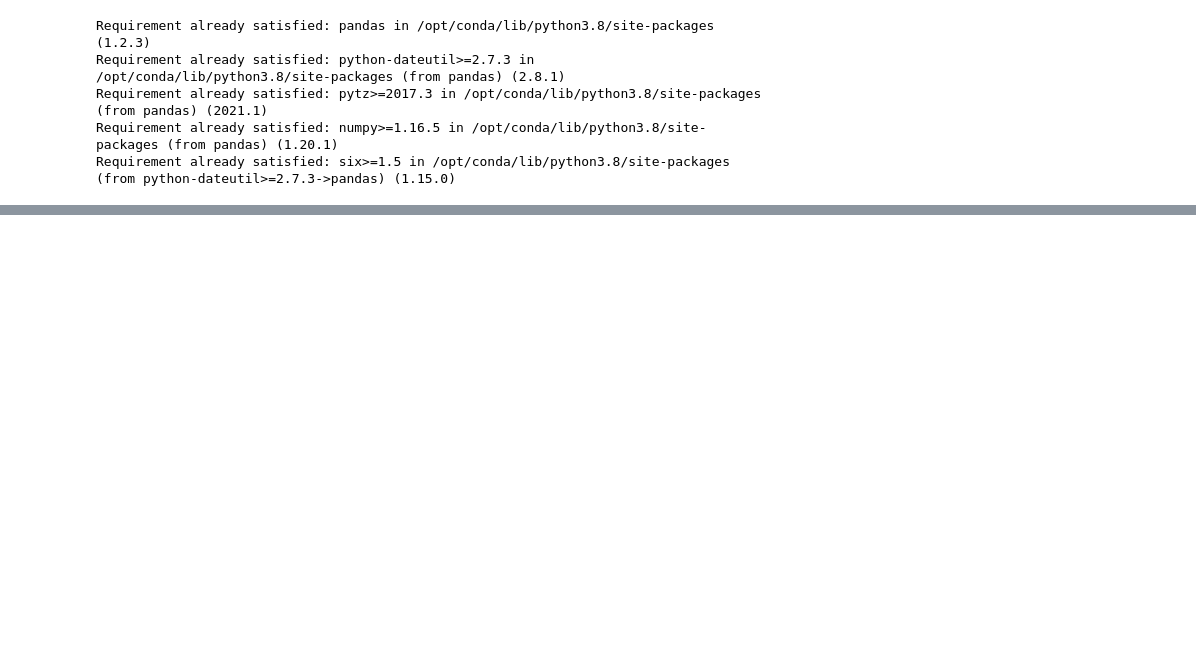
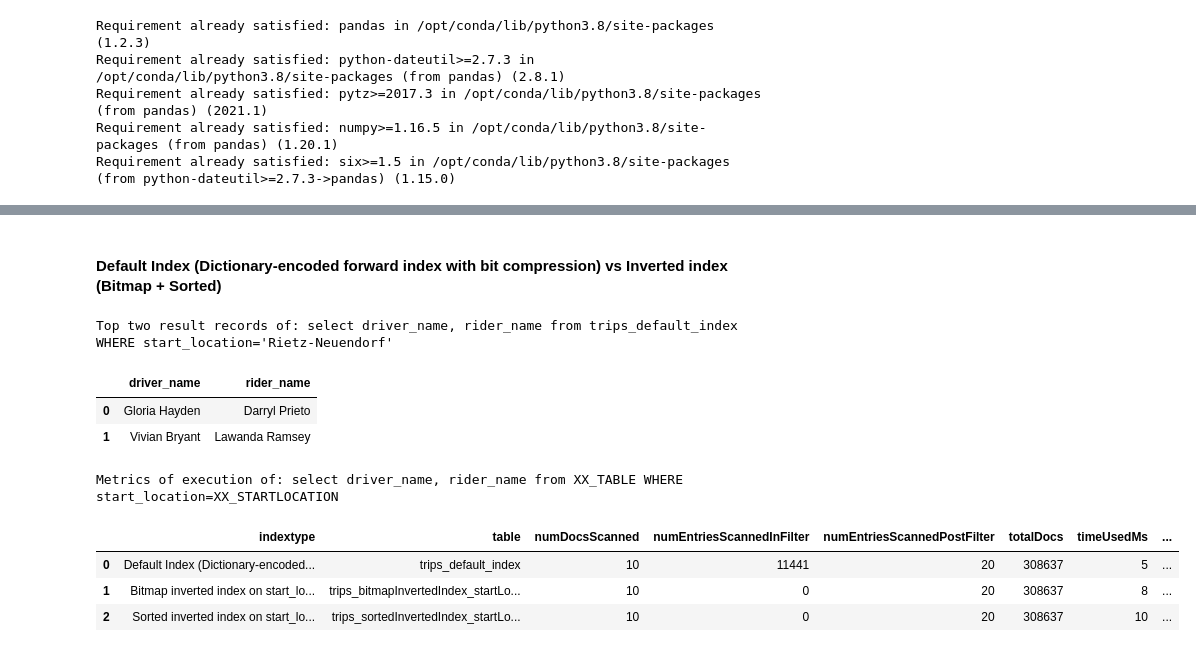
Before and after one commit to timebertt/adm-pinot, a Jupyter notebook: Index.ipynb, the cells around one changed output, grey strips where cells are left out. Drawn from its saved outputs; the diff is of its cells as text; code cells hidden in the pictures; blank space fills up the shorter version.

```diff
--- a/Index.ipynb
+++ b/Index.ipynb
@@ -653,0 +202,43 @@ If the parameter numEntriesScannedPostFilter is high, this is an indicator for a
+# %%
+def executeSQLStatement(sql_statement_with_variable, specific_tables_array):
+    pandas.set_option('display.max_colwidth', None)
+    df_metrics = pandas.DataFrame(columns=['indextype','table', 'numDocsScanned',
+       'numEntriesScannedInFilter', 'numEntriesScannedPostFilter',
+       'totalDocs', 'timeUsedMs',
+       'minConsumingFreshnessTimeMs',
+       'exceptions'])
+    b_resultRecordsNotShown = True;
+    if not specific_tables_array:
+        table_list_statement = table_list
+    else:
+        table_list_statement = specific_tables_array
+    for table in table_list_statement:
+
+        sql_statement = sql_statement_with_variable.replace("XX_TABLE",table[0])
+        sql_statement = sql_statement.replace("XX_STARTLOCATION","'"+startLocation+"'")
+        sql_statement = sql_statement.replace("XX_DRIVERNAME","'"+driverName+"'")
+        response = requests.post('http://pinot-broker.pinot:8099/query/sql', json={
+            "sql" : sql_statement
+        })
+        response_json=response.json()
+        d = {'indextype': table[1], 'table': table[0],'numDocsScanned': [response_json['numDocsScanned']],'numDocsScanned': [response_json['numDocsScanned']],'numEntriesScannedInFilter': [response_json['numEntriesScannedInFilter']], 'numEntriesScannedPostFilter':[response_json['numEntriesScannedPostFilter']],'totalDocs':[response_json['totalDocs']],'timeUsedMs':[response_json['timeUsedMs']],'minConsumingFreshnessTimeMs':[response_json['minConsumingFreshnessTimeMs']],'exceptions':[response_json['exceptions']]}
+        df_metrics_new = pandas.DataFrame(data=d)
+        if not response_json['exceptions']:
+             df_metrics = df_metrics.append(df_metrics_new,ignore_index=True)
+
+
+        if b_resultRecordsNotShown:
+            try:
+                if not response_json['exceptions']:
+                    columnNames = response_json['resultTable']['dataSchema']['columnNames']
+                    rows = response_json['resultTable']['rows']
+
+                    result_dataframe = pandas.DataFrame(columns=columnNames,data=rows)
+                    print("Top two result records of: " + sql_statement )
+                    display(result_dataframe.head(2))
+                    b_resultRecordsNotShown = False
+            except:
+                pass
+
+    print("Metrics of execution of: " + sql_statement_with_variable)
+    display(df_metrics)
@@ -653,0 +306,14 @@ If the parameter numEntriesScannedPostFilter is high, this is an indicator for a
+# %% [markdown]
+#### Default Index (Dictionary-encoded forward index with bit compression) vs Inverted index (Bitmap + Sorted)
+# %%
+executeSQLStatement("select driver_name, rider_name from XX_TABLE WHERE start_location=XX_STARTLOCATION", [['trips_default_index', 'Default Index (Dictionary-encoded forward index with bit compression) for each column'],['trips_bitmapInvertedIndex_startLocation', 'Bitmap inverted index on start_location'],['trips_sortedInvertedIndex_startLocation','Sorted inverted index on start_location']])
+# %% [output]
+Top two result records of: select driver_name, rider_name from trips_default_index WHERE start_location='Rietz-Neuendorf'
+|  | driver_name | rider_name |
+| 0 | Gloria Hayden | Darryl Prieto |
+| 1 | Vivian Bryant | Lawanda Ramsey |
+Metrics of execution of: select driver_name, rider_name from XX_TABLE WHERE start_location=XX_STARTLOCATION
+|  | indextype | table | numDocsScanned | numEntriesScannedInFilter | numEntriesScannedPostFilter | totalDocs | timeUsedMs | ... |
+| 0 | Default Index (Dictionary-encoded... | trips_default_index | 10 | 11441 | 20 | 308637 | 5 | ... |
+| 1 | Bitmap inverted index on start_lo... | trips_bitmapInvertedIndex_startLo... | 10 | 0 | 20 | 308637 | 8 | ... |
+| 2 | Sorted inverted index on start_lo... | trips_sortedInvertedIndex_startLo... | 10 | 0 | 20 | 308637 | 10 | ... |
```
Also changed, not shown: parts of 57 cells of this notebook.
